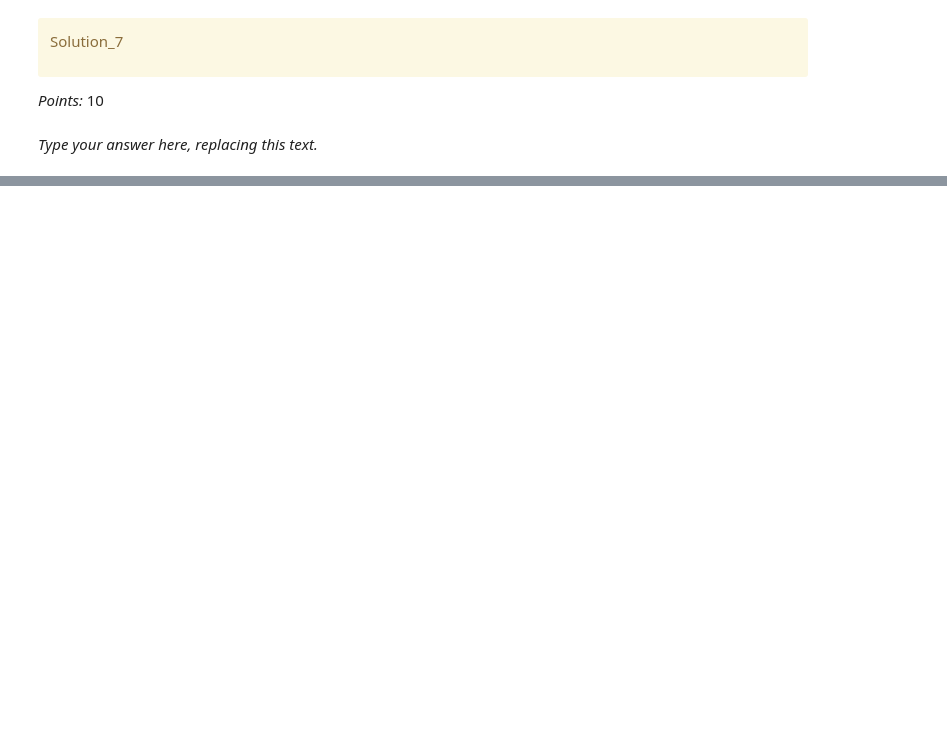
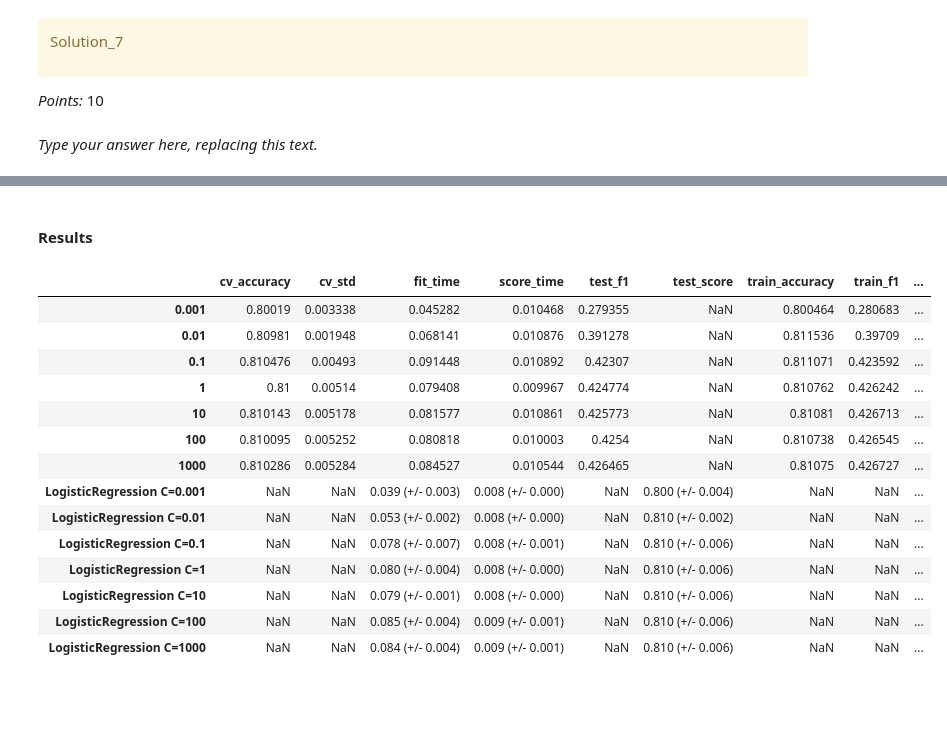
Before and after one commit to krish-arora-88/Credit-Card-Payment-Default-Prediction-Model, a Jupyter notebook: hw5.ipynb, the cells around one changed output, grey strips where cells are left out. Saved outputs shown, nothing was run; the diff lists cells and outputs as text; code cells hidden in the pictures; blank space fills up the shorter version.

Commit message:
Done till 7. Linear Models

```diff
--- a/hw5.ipynb
+++ b/hw5.ipynb
@@ -375,3 +580,5 @@ _Points:_ 10
+# %%
+scoring_metric = "accuracy"
 # %% [markdown]
 <!-- END QUESTION -->
 
@@ -436,0 +654,2 @@ _Type your answer here, replacing this text._
+# %%
+linear_models={}
@@ -436,0 +658,28 @@ _Type your answer here, replacing this text._
+# %%
+C_values = [0.001, 0.01, 0.1, 1, 10, 100, 1000]
+
+linear_results = {}
+
+for C in C_values:
+    lr_pipe = make_pipeline(
+        preprocessor,
+        LogisticRegression(C=C, random_state=123, max_iter=200)
+    )
+    linear_models[f"LogisticRegression C={C}"] = lr_pipe
+    cv_results = cross_validate(lr_pipe, X_train, y_train, cv=5,
+                                scoring=['accuracy', 'f1'],
+                                return_train_score=True)
+
+    linear_results[C] = {
+        'train_accuracy': cv_results['train_accuracy'].mean(),
+        'train_std': cv_results['train_accuracy'].std(),
+        'cv_accuracy': cv_results['test_accuracy'].mean(),
+        'cv_std': cv_results['test_accuracy'].std(),
+        'fit_time': cv_results['fit_time'].mean(),
+        'score_time': cv_results['score_time'].mean(),
+        'train_f1': cv_results['train_f1'].mean(),
+        'test_f1': cv_results['test_f1'].mean(),
+    }
+
+results_df = pd.DataFrame(linear_results).T
+results_df
@@ -437,3 +695,28 @@ _Type your answer here, replacing this text._
+# %% [markdown]
+#### **Results**
+# %%
+for (name, model) in linear_models.items():
+    linear_results[name] = mean_std_cross_val_scores(
+        model, X_train, y_train, return_train_score=True, scoring=scoring_metric
+    )
+# %%
+pd.DataFrame(linear_results).T
+# %% [output]
+|  | cv_accuracy | cv_std | fit_time | score_time | test_f1 | test_score | train_accuracy | train_f1 | ... |
+| 0.001 | 0.80019 | 0.003338 | 0.045282 | 0.010468 | 0.279355 | NaN | 0.800464 | 0.280683 | ... |
+| 0.01 | 0.80981 | 0.001948 | 0.068141 | 0.010876 | 0.391278 | NaN | 0.811536 | 0.39709 | ... |
+| 0.1 | 0.810476 | 0.00493 | 0.091448 | 0.010892 | 0.42307 | NaN | 0.811071 | 0.423592 | ... |
+| 1 | 0.81 | 0.00514 | 0.079408 | 0.009967 | 0.424774 | NaN | 0.810762 | 0.426242 | ... |
+| 10 | 0.810143 | 0.005178 | 0.081577 | 0.010861 | 0.425773 | NaN | 0.81081 | 0.426713 | ... |
+| 100 | 0.810095 | 0.005252 | 0.080818 | 0.010003 | 0.4254 | NaN | 0.810738 | 0.426545 | ... |
+| 1000 | 0.810286 | 0.005284 | 0.084527 | 0.010544 | 0.426465 | NaN | 0.81075 | 0.426727 | ... |
+| LogisticRegression C=0.001 | NaN | NaN | 0.039 (+/- 0.003) | 0.008 (+/- 0.000) | NaN | 0.800 (+/- 0.004) | NaN | NaN | ... |
+| LogisticRegression C=0.01 | NaN | NaN | 0.053 (+/- 0.002) | 0.008 (+/- 0.000) | NaN | 0.810 (+/- 0.002) | NaN | NaN | ... |
+| LogisticRegression C=0.1 | NaN | NaN | 0.078 (+/- 0.007) | 0.008 (+/- 0.001) | NaN | 0.810 (+/- 0.006) | NaN | NaN | ... |
+| LogisticRegression C=1 | NaN | NaN | 0.080 (+/- 0.004) | 0.008 (+/- 0.000) | NaN | 0.810 (+/- 0.006) | NaN | NaN | ... |
+| LogisticRegression C=10 | NaN | NaN | 0.079 (+/- 0.001) | 0.008 (+/- 0.000) | NaN | 0.810 (+/- 0.006) | NaN | NaN | ... |
+| LogisticRegression C=100 | NaN | NaN | 0.085 (+/- 0.004) | 0.009 (+/- 0.001) | NaN | 0.810 (+/- 0.006) | NaN | NaN | ... |
+| LogisticRegression C=1000 | NaN | NaN | 0.084 (+/- 0.004) | 0.009 (+/- 0.001) | NaN | 0.810 (+/- 0.006) | NaN | NaN | ... |
 # %% [markdown]
 <!-- END QUESTION -->
 
```
Also changed, not shown: parts of 50 cells of this notebook, 1 other file.
